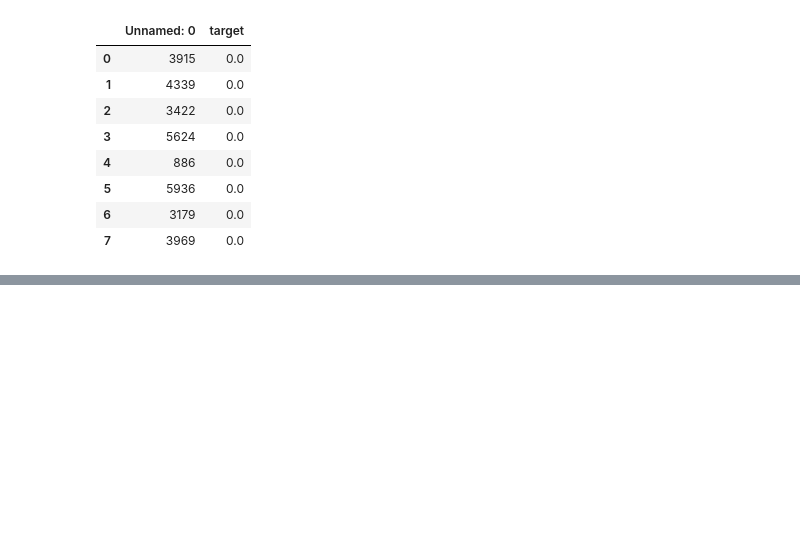
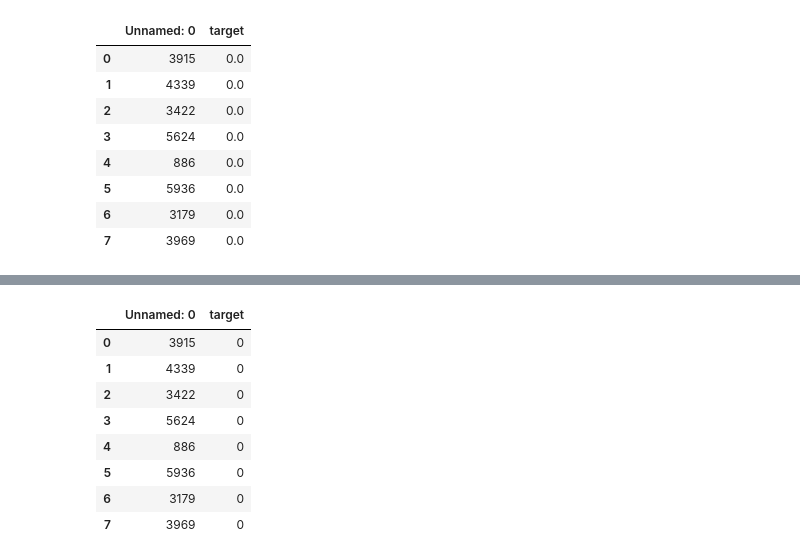
Before and after one commit to sa-nouri/Advanced-Deep-Learning, a Jupyter notebook: challenge_code/code.ipynb, the cells around one changed output, grey strips where cells are left out. Drawn from its saved outputs; the diff is of its cells as text; code cells hidden in the pictures; blank space fills up the shorter version.

```diff
--- a/challenge_code/code.ipynb
+++ b/challenge_code/code.ipynb
@@ -217,0 +246,28 @@ SyntaxError: unexpected EOF while parsing (<ipython-input-86-d43d0e613d5b>, line
+# %%
+from keras import layers
+from keras import models
+from keras import optimizers
+from keras import losses
+from keras import regularizers
+from keras import metrics
+
+NUM_VALIDATION: int = 200
+NUM_CLASSES: int = 2
+
+train_1, test_1, train_lbl, test_lbl = train_test_split(train_, out_train_data.target, test_size=1/8.0, random_state=0)
+x_validation = train_1[:NUM_VALIDATION]
+x_partial_train = train_1[NUM_VALIDATION:]
+y_validation = train_lbl[:NUM_VALIDATION]
+y_partial_train = train_lbl[NUM_VALIDATION:]
+
+model = models.Sequential()
+model.add(layers.Dense(8, kernel_regularizer=regularizers.l2(0.003), activation='relu'))
+model.add(layers.Dropout(0.5))
+model.add(layers.Dense(8, kernel_regularizer=regularizers.l2(0.003), activation='relu'))
+model.add(layers.Dropout(0.6))
+model.add(layers.Dense(1, activation='sigmoid'))
+model.compile(optimizer='adam', loss='binary_crossentropy', metrics=['accuracy'])
+model.fit(x_partial_train,y_partial_train,epochs=4, batch_size=32, validation_data=(x_validation,y_validation))
+print(140 * '=')
+print("score on test: " + str(model.evaluate(test_1, test_lbl)[1]))
+print("score on train: "+ str(model.evaluate(train_1, train_lbl)[1]))
@@ -217,0 +309,17 @@ SyntaxError: unexpected EOF while parsing (<ipython-input-86-d43d0e613d5b>, line
+# %%
+predictions = model.predict_classes(test_1)
+test_y = pd.DataFrame(predictions, columns=['target'])
+test_y['Unnamed: 0'] = out_train_data['Unnamed: 0']
+test_y = test_y[['Unnamed: 0', 'target']]
+test_y.to_csv('test_y.csv')
+test_y.head(8)
+# %% [output]
+|  | Unnamed: 0 | target |
+| 0 | 3915 | 0 |
+| 1 | 4339 | 0 |
+| 2 | 3422 | 0 |
+| 3 | 5624 | 0 |
+| 4 | 886 | 0 |
+| 5 | 5936 | 0 |
+| 6 | 3179 | 0 |
+| 7 | 3969 | 0 |
```
Also changed, not shown: parts of 8 cells of this notebook.
